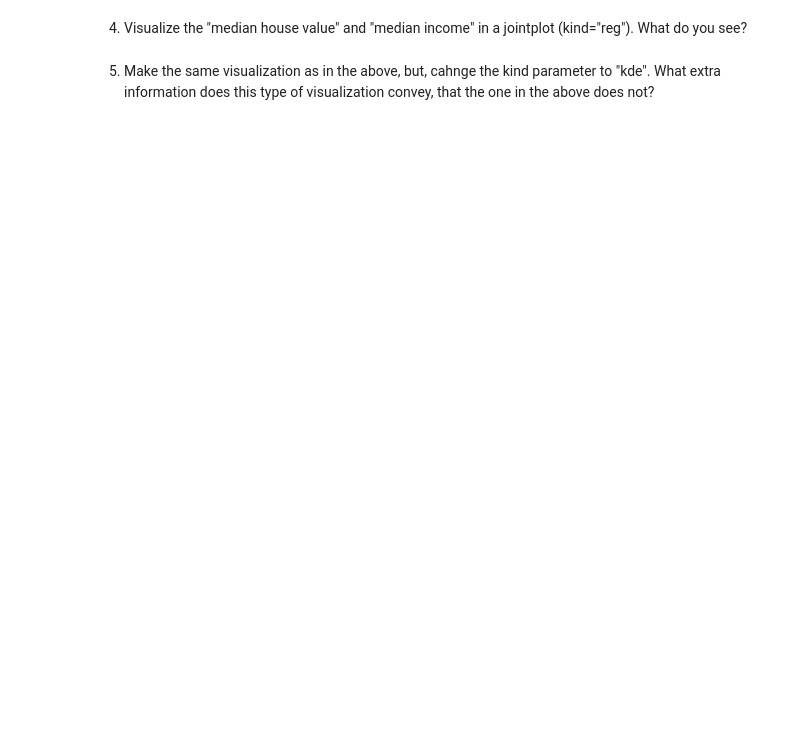
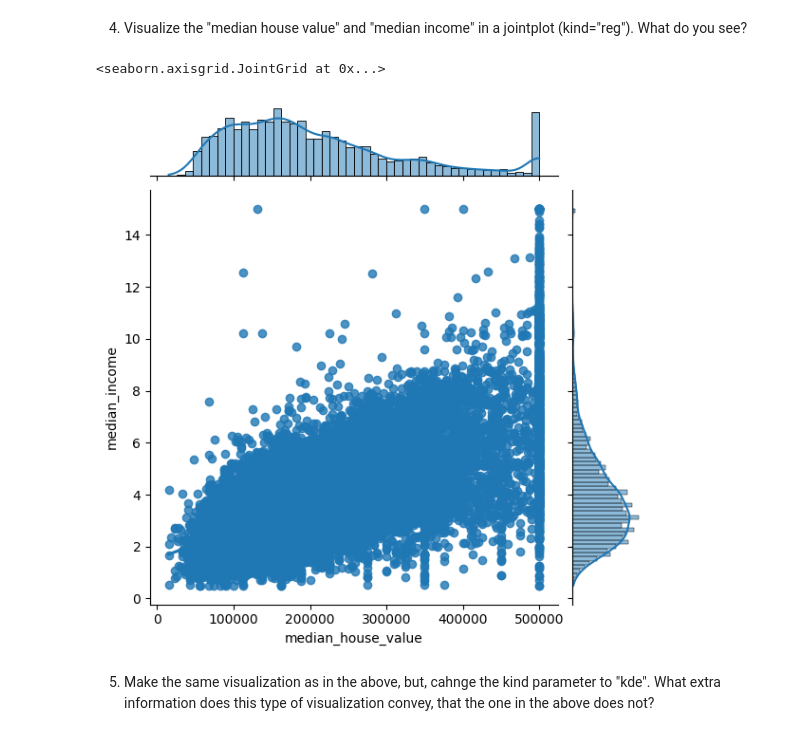
Before and after one commit to chandlershortlidge/lab-ml-and-linear-regression, a Jupyter notebook: your-code/main.ipynb, the cells around one changed output. Saved outputs shown, nothing was run; the diff lists cells and outputs as text; code cells hidden in the pictures; blank space fills up the shorter version.

```diff
--- a/your-code/main.ipynb
+++ b/your-code/main.ipynb
@@ -226,4 +246,12 @@ TypeError: DataFrame.sort_values() missing 1 required positional argument: 'by'
 # %% [markdown]
 4. Visualize the "median house value" and "median income" in a jointplot (kind="reg"). What do you see?
+# %%
+sns.jointplot(x="median_house_value",
+              y="median_income",
+              data=housing,
+              kind="reg")
+# %% [output]
+<seaborn.axisgrid.JointGrid at 0x...>
+[figure, added]
 # %% [markdown]
 5. Make the same visualization as in the above, but, cahnge the kind parameter to "kde". What extra information does this type of visualization convey, that the one in the above does not?
```
Also changed, not shown: parts of 4 cells of this notebook.
